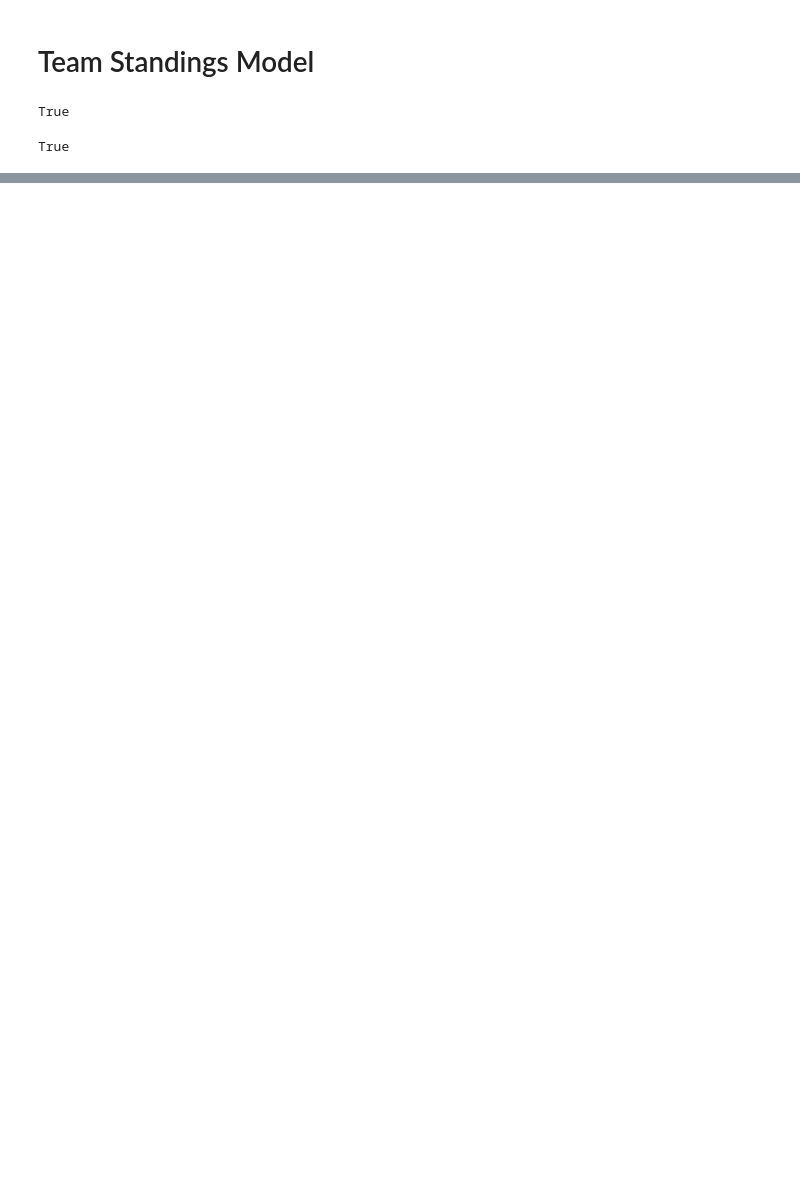
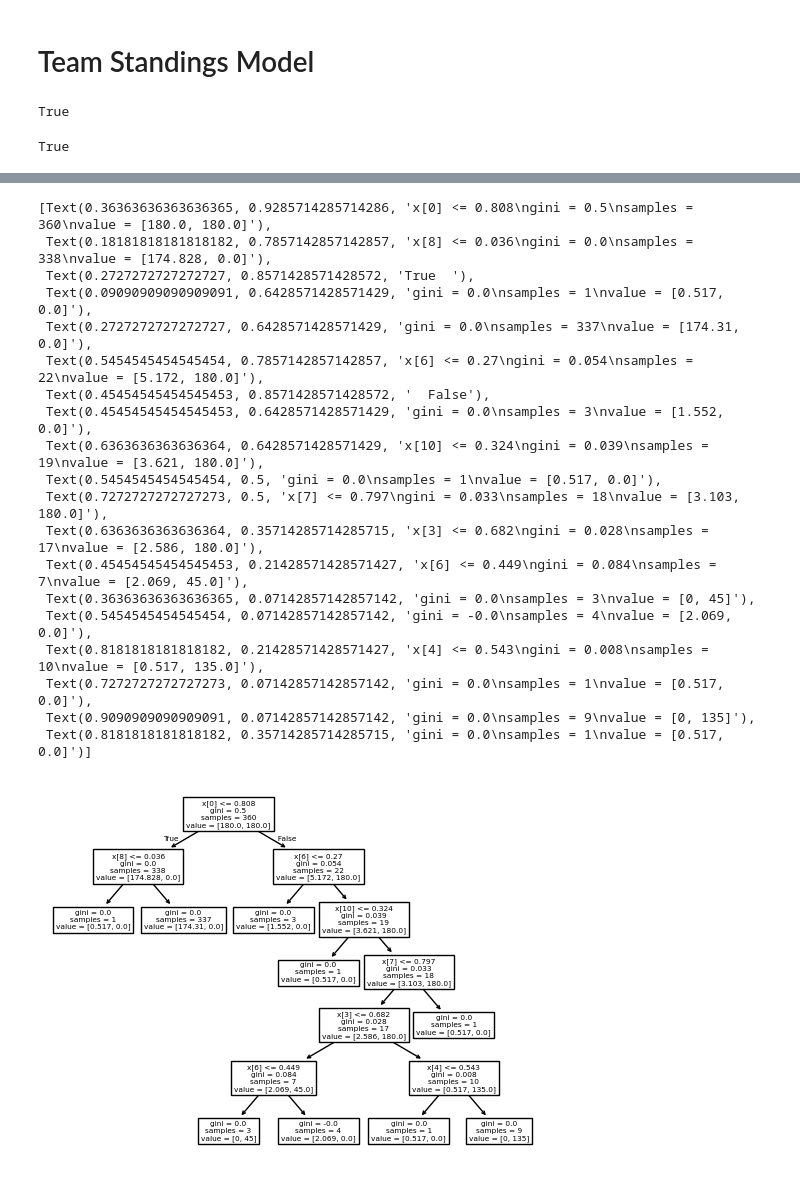
Before and after one commit to AutomationKay/General-Projects, a Jupyter notebook: nba_awards_predictions/src/models/10_model_team_predictions.ipynb, the cells around one changed output, grey strips where cells are left out. Saved outputs shown, nothing was run; the diff lists cells and outputs as text; code cells hidden in the pictures; blank space fills up the shorter version.

```diff
--- a/nba_awards_predictions/src/models/10_model_team_predictions.ipynb
+++ b/nba_awards_predictions/src/models/10_model_team_predictions.ipynb
@@ -83,0 +186,23 @@ team_df["Season"] = reduced_with_season["Season"]
+# %%
+tree.plot_tree(model_clf)
+# %% [output]
+[Text(0.36363636363636365, 0.9285714285714286, 'x[0] <= 0.808\ngini = 0.5\nsamples = 360\nvalue = [180.0, 180.0]'),
+ Text(0.18181818181818182, 0.7857142857142857, 'x[8] <= 0.036\ngini = 0.0\nsamples = 338\nvalue = [174.828, 0.0]'),
+ Text(0.2727272727272727, 0.8571428571428572, 'True  '),
+ Text(0.09090909090909091, 0.6428571428571429, 'gini = 0.0\nsamples = 1\nvalue = [0.517, 0.0]'),
+ Text(0.2727272727272727, 0.6428571428571429, 'gini = 0.0\nsamples = 337\nvalue = [174.31, 0.0]'),
+ Text(0.5454545454545454, 0.7857142857142857, 'x[6] <= 0.27\ngini = 0.054\nsamples = 22\nvalue = [5.172, 180.0]'),
+ Text(0.45454545454545453, 0.8571428571428572, '  False'),
+ Text(0.45454545454545453, 0.6428571428571429, 'gini = 0.0\nsamples = 3\nvalue = [1.552, 0.0]'),
+ Text(0.6363636363636364, 0.6428571428571429, 'x[10] <= 0.324\ngini = 0.039\nsamples = 19\nvalue = [3.621, 180.0]'),
+ Text(0.5454545454545454, 0.5, 'gini = 0.0\nsamples = 1\nvalue = [0.517, 0.0]'),
+ Text(0.7272727272727273, 0.5, 'x[7] <= 0.797\ngini = 0.033\nsamples = 18\nvalue = [3.103, 180.0]'),
+ Text(0.6363636363636364, 0.35714285714285715, 'x[3] <= 0.682\ngini = 0.028\nsamples = 17\nvalue = [2.586, 180.0]'),
+ Text(0.45454545454545453, 0.21428571428571427, 'x[6] <= 0.449\ngini = 0.084\nsamples = 7\nvalue = [2.069, 45.0]'),
+ Text(0.36363636363636365, 0.07142857142857142, 'gini = 0.0\nsamples = 3\nvalue = [0, 45]'),
+ Text(0.5454545454545454, 0.07142857142857142, 'gini = -0.0\nsamples = 4\nvalue = [2.069, 0.0]'),
+ Text(0.8181818181818182, 0.21428571428571427, 'x[4] <= 0.543\ngini = 0.008\nsamples = 10\nvalue = [0.517, 135.0]'),
+ Text(0.7272727272727273, 0.07142857142857142, 'gini = 0.0\nsamples = 1\nvalue = [0.517, 0.0]'),
+ Text(0.9090909090909091, 0.07142857142857142, 'gini = 0.0\nsamples = 9\nvalue = [0, 135]'),
+ Text(0.8181818181818182, 0.35714285714285715, 'gini = 0.0\nsamples = 1\nvalue = [0.517, 0.0]')]
+[figure, added]
```
Also changed, not shown: parts of 30 cells of this notebook.
